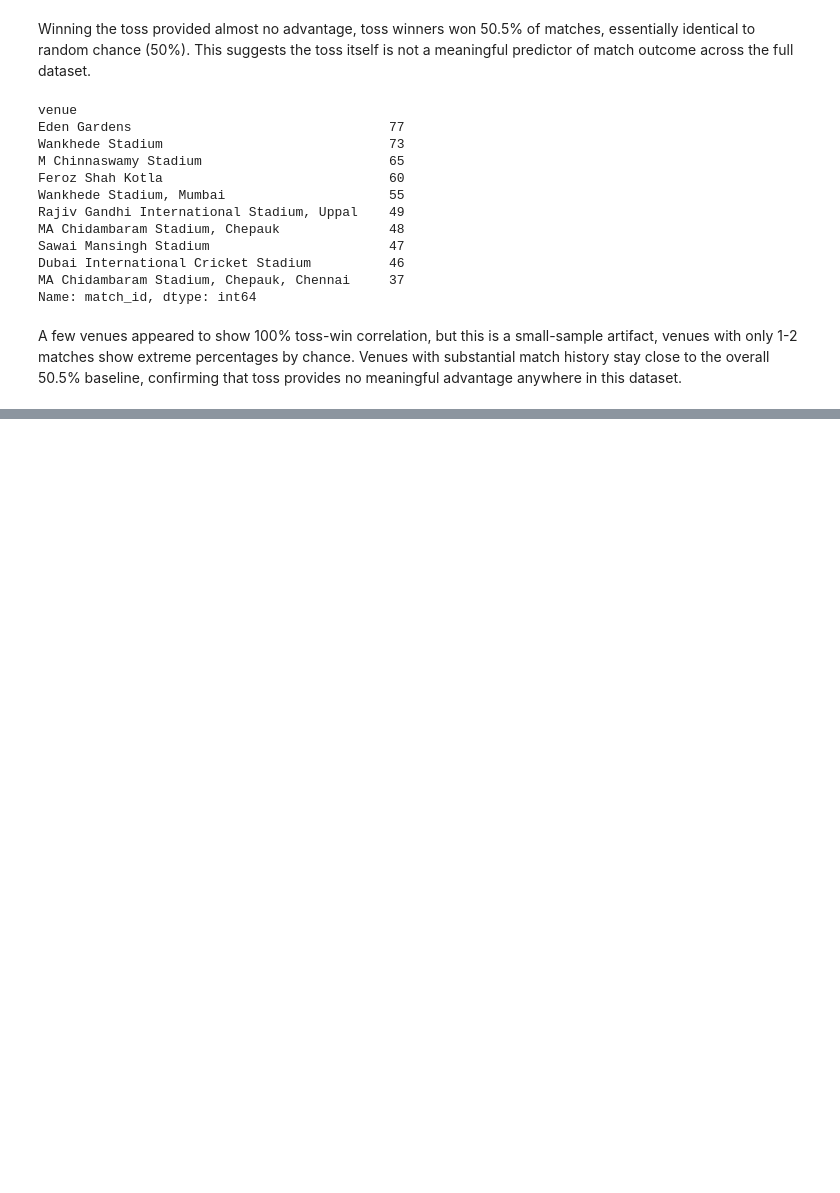
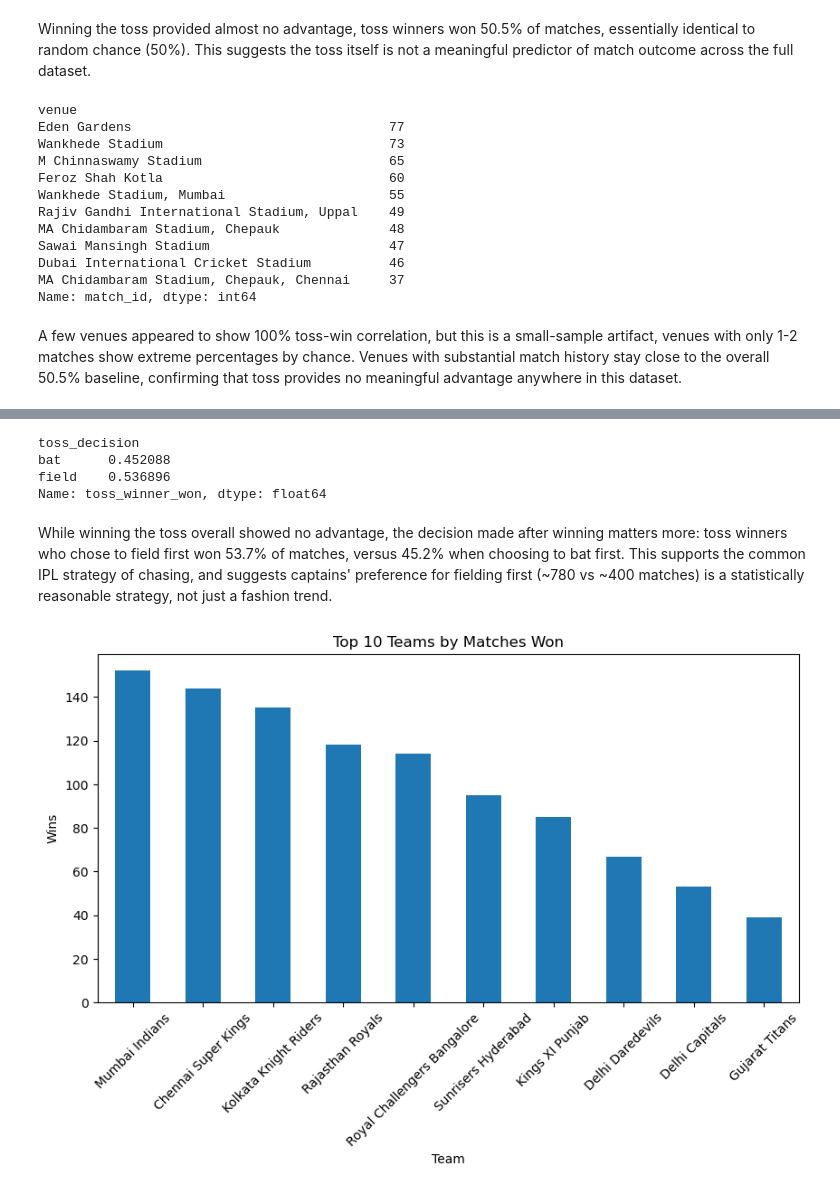
Before and after one commit to ayushthakur14/data-science-portfolio, a Jupyter notebook: projects/ipl-eda-analysis/eda_project_initial_look.ipynb, the cells around one changed output, grey strips where cells are left out. Saved outputs shown, nothing was run; the diff lists cells and outputs as text; code cells hidden in the pictures; blank space fills up the shorter version.

```diff
--- a/projects/ipl-eda-analysis/eda_project_initial_look.ipynb
+++ b/projects/ipl-eda-analysis/eda_project_initial_look.ipynb
@@ -132,0 +146,19 @@ A few venues appeared to show 100% toss-win correlation, but this is a small-sam
+# %%
+df_matches = df.drop_duplicates('match_id')
+df_matches.groupby('toss_decision')['toss_winner_won'].mean()
+# %% [output]
+toss_decision
+bat      0.452088
+field    0.536896
+Name: toss_winner_won, dtype: float64
+# %% [markdown]
+While winning the toss overall showed no advantage, the decision made after winning matters more: toss winners who chose to field first won 53.7% of matches, versus 45.2% when choosing to bat first. This supports the common IPL strategy of chasing, and suggests captains' preference for fielding first (~780 vs ~400 matches) is a statistically reasonable strategy, not just a fashion trend.
+# %%
+df.drop_duplicates('match_id')['match_won_by'].value_counts().head(10).plot(kind='bar', figsize=(10,5))
+plt.title('Top 10 Teams by Matches Won')
+plt.xlabel('Team')
+plt.ylabel('Wins')
+plt.xticks(rotation=45)
+plt.show()
+# %% [output]
+[figure, added]
```
Also changed, not shown: parts of 14 cells of this notebook.
